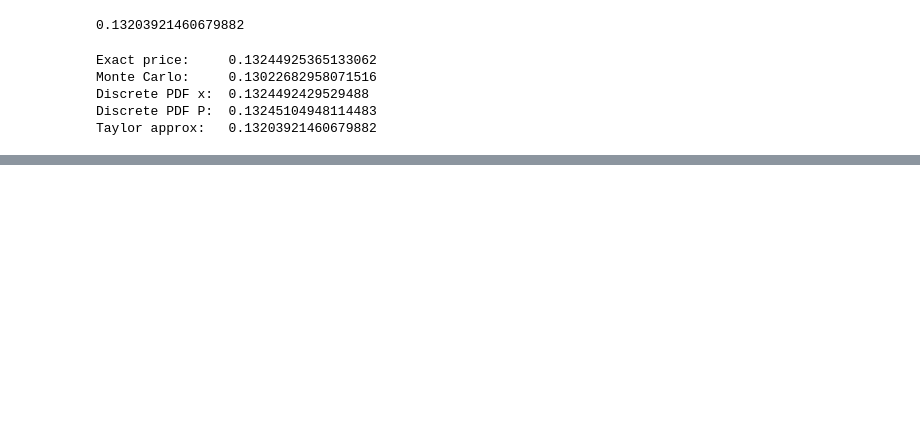
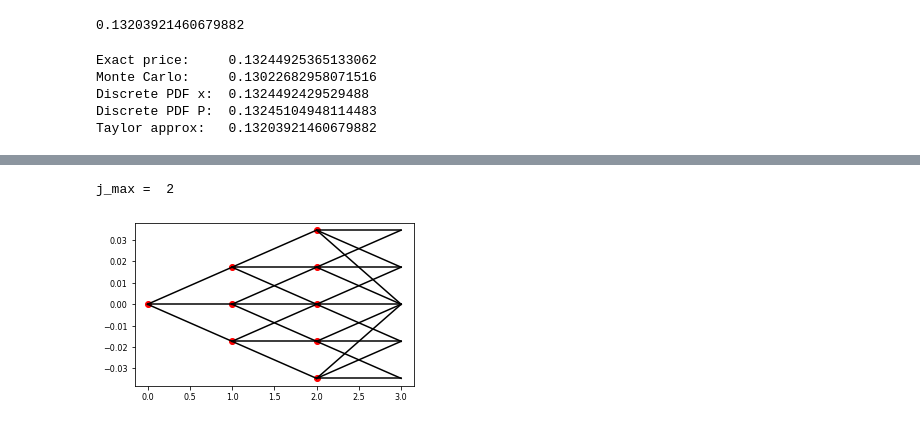
Before and after one commit to Adilo27/cad, a Jupyter notebook: jupyter_notebooks/Swaption_classical_methods.ipynb, the cells around one changed output, grey strips where cells are left out. Saved outputs shown, nothing was run; the diff lists cells and outputs as text; code cells hidden in the pictures; blank space fills up the shorter version.

```diff
--- a/jupyter_notebooks/Swaption_classical_methods.ipynb
+++ b/jupyter_notebooks/Swaption_classical_methods.ipynb
@@ -470,0 +606,43 @@ Taylor approx:   0.13203921460679882
+# %%
+def Plot_tree(Tree, dt):
+    N = Tree.shape[0]-1
+    j_max = int((Tree.shape[1]-1)/2)
+
+    for m in range(0,N):
+        nm = np.minimum(m,j_max)
+        for j in range(-nm,nm+1):
+            p1 = next_nodes(m,j)
+            p2 = (m,Tree[m,j_max+j])
+
+            for i in range(len(p1)):
+                x, y = [p1[i][0]*dt, p2[0]*dt], [Tree[m+1,j_max + p1[i][1]], p2[1]]
+                plt.plot(x,y, color='black')
+            plt.scatter(dt*p2[0], p2[1], color='red')
+    plt.show()
+# %%
+terms = np.array([0.5,1.,1.5,2.,2.5,3.,3.5,4])
+yields = np.array([3.430,3.824,4.183,4.512,4.812,5.086, 5.086+0.25,5.336+0.225])/100
+
+vol = 0.01
+a = 0.1
+dt = 1
+dR = vol*np.sqrt(3*dt)
+
+rs = interp1d(terms, yields, bounds_error=False,
+                      fill_value=(yields[0],yields[-1]), kind='cubic')
+def zcb(s): return np.exp(-s*rs(s))
+def fwd_rate(s):
+    value1 = zcb(s-0.001)
+    value2 = zcb(s+0.001)
+    return -(np.log(value2)-np.log(value1))/0.002
+
+T = 3
+R0 = 0
+N = round(T/dt)
+j_max = int(np.ceil(0.184/(a*dt)))
+print('j_max = ', j_max)
+Tree = construct_tree(N,R0,j_max)
+Plot_tree(Tree, dt)
+# %% [output]
+j_max =  2
+[figure, added]
```
Also changed, not shown: parts of 36 cells of this notebook.
